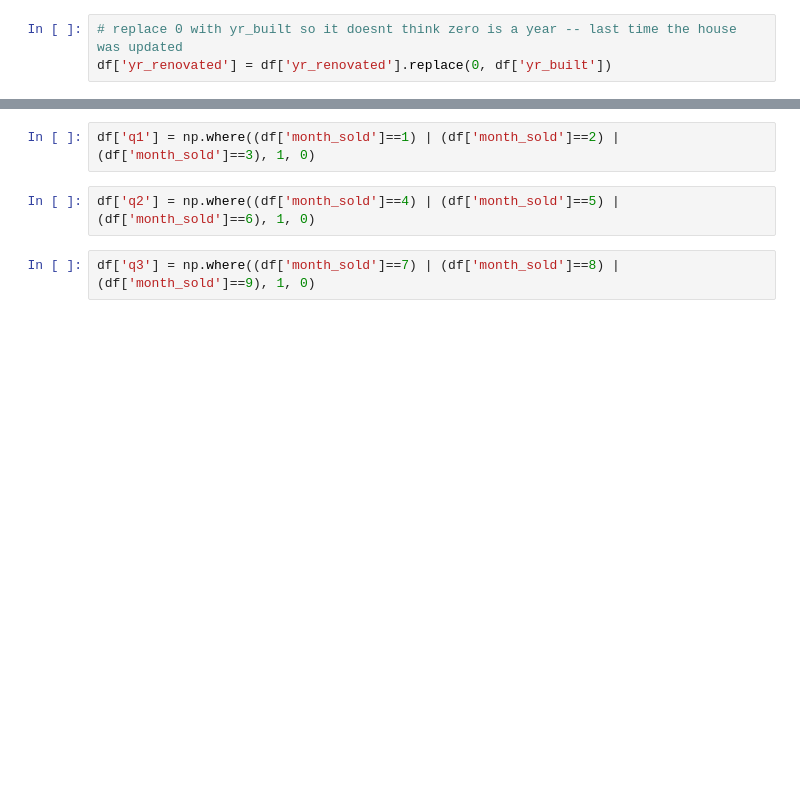
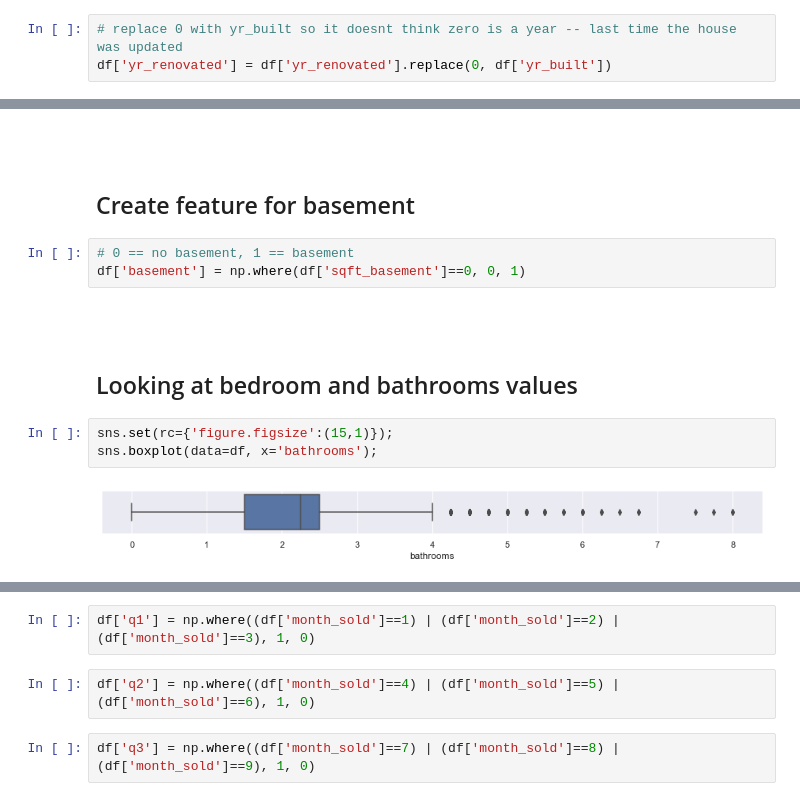
Before and after one commit to ameliadahm20/housing-pricing, a Jupyter notebook: KingsCountyHousingPrices.ipynb, the cells around one changed output, grey strips where cells are left out. Drawn from its saved outputs; the diff is of its cells as text; blank space fills up the shorter version.

```diff
--- a/KingsCountyHousingPrices.ipynb
+++ b/KingsCountyHousingPrices.ipynb
@@ -56,0 +100,16 @@ df['yr_renovated'] = df['yr_renovated'].replace(0, df['yr_built'])
+# %% [markdown]
+<br>
+# %% [markdown]
+## Create feature for basement
+# %%
+# 0 == no basement, 1 == basement
+df['basement'] = np.where(df['sqft_basement']==0, 0, 1)
+# %% [markdown]
+<br>
+# %% [markdown]
+## Looking at bedroom and bathrooms values
+# %%
+sns.set(rc={'figure.figsize':(15,1)});
+sns.boxplot(data=df, x='bathrooms');
+# %% [output]
+[figure, added]
```
Also changed, not shown: parts of 107 cells of this notebook.
